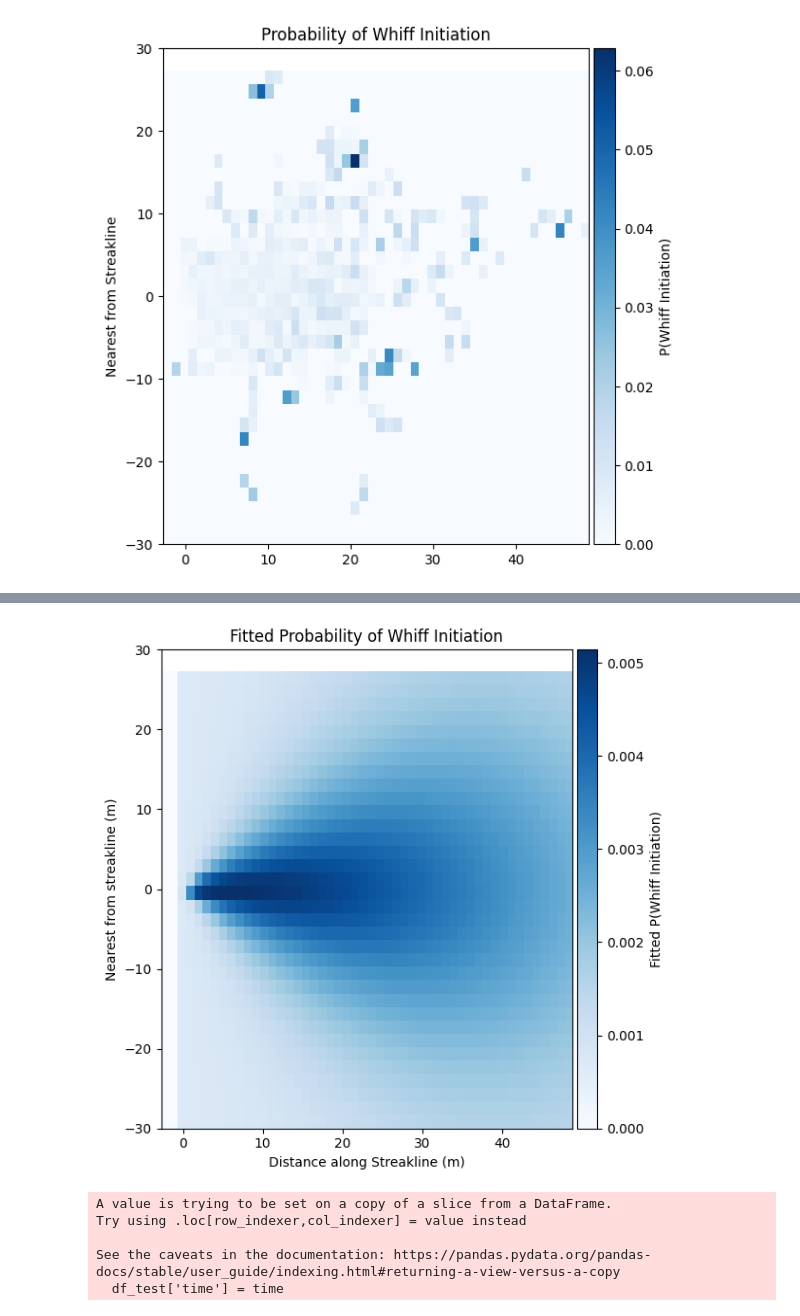
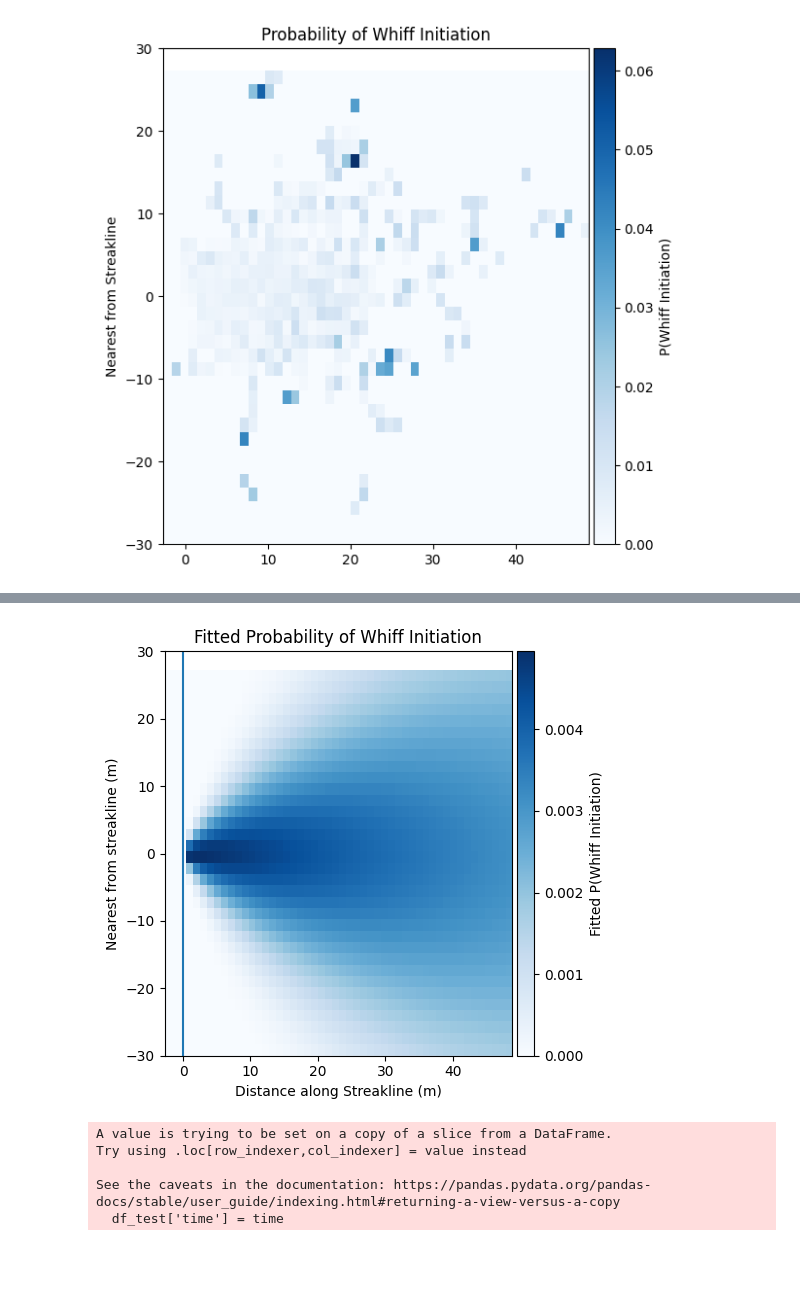
Before and after one commit to arunavanag591/COSMOS, a Jupyter notebook: mapping_lws.ipynb, the cells around one changed output, grey strips where cells are left out. Cells and saved outputs as stored; diff of their text form; code cells hidden in the pictures; blank space fills up the shorter version.

```diff
--- a/mapping_lws.ipynb
+++ b/mapping_lws.ipynb
@@ -133,17 +136,38 @@ ax1.set_ylim(-30,30)
 (-30.0, 30.0)
 [figure]
 # %%
-def directional_gaussian_plume(x, y, A, x0, y0, base_sigma_x, base_sigma_y, theta, distance_scale_factor_x,distance_scale_factor_y):
-    """Calculate a directional Gaussian plume model with dynamic spread."""
-    distance_from_source = np.sqrt((x - x0)**2 + (y - y0)**2)
-    sigma_x = base_sigma_x + distance_scale_factor_x * distance_from_source
-    sigma_y = base_sigma_y + distance_scale_factor_y * distance_from_source
+# def directional_gaussian_plume(x, y, A, x0, y0, base_sigma_y, distance_scale_factor_y, decay_factor_x):
+#     distance_x = x - x0
+#     distance_y = y - y0
+#     # distance_from_source = np.sqrt((x - x0)**2 + (y - y0)**2)
+#     # Simple sigma_y growth
+#     sigma_y = base_sigma_y + distance_scale_factor_y * np.power(np.abs(distance_x), 0.8)  # stronger growth with distance
 
-    xp = np.cos(theta) * (x - x0) - np.sin(theta) * (y - y0)
-    yp = np.sin(theta) * (x - x0) + np.cos(theta) * (y - y0)
-    plume_model = A * np.exp(-((xp)**2 / (2 * sigma_x**2)) - ((yp)**2 / (2 * sigma_y**2)))
-    plume_model[x<-0.5]=0
-    return plume_model
+#     # Basic Gaussian terms
+#     gaussian_y = np.exp(-(distance_y**2) / (2 * sigma_y**2))
+#     decay_term_x = np.exp(-decay_factor_x * distance_x)
+
+#     return A * gaussian_y * decay_term_x
+
+def directional_gaussian_plume(x, y, A, x0, y0, base_sigma_y, distance_scale_factor_y, decay_factor_x):
+    distance_x = x - x0
+    distance_y = y - y0
+
+    # Zero out negative x values
+    mask_positive_x = distance_x >= 0
+
+    # Adjust sigma_y with a smaller base value for finer resolution near y=0
+    sigma_y = base_sigma_y + distance_scale_factor_y * np.power(np.abs(distance_x), 0.8)
+
+    # Basic Gaussian terms
+    gaussian_y = np.exp(-(distance_y**2) / (2 * sigma_y**2))
+    decay_term_x = np.exp(-decay_factor_x * distance_x)
+
+    # Apply the mask to zero out negative x values
+    result = A * gaussian_y * decay_term_x
+    result = result * mask_positive_x
+
+    return result
 
 
 # Prepare bin centers (same as before)
@@ -165,31 +189,33 @@ k_obs = k_obs[valid_bins]
 n_obs = n_obs[valid_bins]
 
 
+
+# Negative log-likelihood function
 def negative_log_likelihood(params, x, y, k, n):
-    A, x0, y0, sigma_x, sigma_y, theta, distance_scale_factor_x,distance_scale_factor_y = params
-    p = directional_gaussian_plume(x, y, A, x0, y0, sigma_x, sigma_y, theta, distance_scale_factor_x,distance_scale_factor_y)
+    A, x0, y0, base_sigma_y, distance_scale_factor_y, decay_factor_x = params
+    p = directional_gaussian_plume(x, y, A, x0, y0, base_sigma_y, distance_scale_factor_y, decay_factor_x)
     epsilon = 1e-10
     p = np.clip(p, epsilon, 1 - epsilon)
     ll = k * np.log(p) + (n - k) * np.log(1 - p)
     return -np.sum(ll)
 
 
+
 # initial_params = [1.0, 0.0, 0.0, 50, 5, 0.0, 0.01, 0.1] # A, x0, y0, sigma_x, sigma_y, theta, dist_scale_x, dist_scale_y
-initial_params = [1.0, 0.0, 0.0, 30, 3, 0.0, 0.02, 0.08] # A, x0, y0, sigma_x, sigma_y, theta, dist_scale_x, dist_scale_y
+# initial_params = [1.0, 0.0, 0.0, 3, 0.02, 0.08] # A, x0, y0, sigma_x, sigma_y, theta, dist_scale_x, dist_scale_y
 
 # Bounds as discussed
 bounds = [
-    (0, 1),    # A ≥ 0
-    (0, 0), # x0 unbounded
-    (0, 0), # y0 unbounded
-    (1e-5, None), # sigma_x ≥ 1e-5
-    (1e-5, None), # sigma_y ≥ 1e-5
-    (0, np.pi),  # theta ∈ [-π, π]
-    (0,0.02),
-    (0,0.5)
+    (0, 1),            # A ≥ 0
+    (0, 0),            # x0 fixed
+    (0, 0),            # y0 fixed
+    (0.1, 0.5),        # base_sigma_y - increased range
+    (0.5, 1.2),        # distance_scale_factor_y - reduced range
+    (0.01, 0.05)    # decay_factor_x - lower values for more gradual fade-out
 ]
+initial_params = [0.4, 0.0, 0.0, 3, 0.3, 0.02]
 
-# Perform the optimization
+# Perform optimization
 result = minimize(
     negative_log_likelihood,
     initial_params,
@@ -199,14 +225,16 @@ result = minimize(
 )
 
 # Extract optimal parameters
+# Extract optimal parameters
 optimal_params = result.x
 print("Optimal Parameters:")
 print(f"A = {optimal_params[0]}")
 print(f"x0 = {optimal_params[1]}")
 print(f"y0 = {optimal_params[2]}")
-print(f"sigma_x = {optimal_params[3]}")
-print(f"sigma_y = {optimal_params[4]}")
-print(f"theta = {optimal_params[5]}")
+print(f"sigma_y = {optimal_params[3]}")
+print(f"dy = {optimal_params[4]}")
+print(f"dist x = {optimal_params[5]}")
+
 
 # Compute fitted probabilities50
 fitted_p = directional_gaussian_plume(
@@ -214,9 +242,11 @@ fitted_p = directional_gaussian_plume(
 )
 fitted_p_heatmap = fitted_p.reshape(heatmap_prob.shape)
 
+# sigma = 2.0  # Adjust this value to control smoothing strength
+# fitted_p_heatmap_smoothed = gaussian_filter(fitted_p_heatmap, sigma=sigma)
 
 # Plotting
-f,ax=plt.subplots(1,1,figsize=(6, 6))
+f,ax=plt.subplots(1,1,figsize=(5, 5))
 cax =ax.imshow(
     fitted_p_heatmap.T,
     origin='lower',
@@ -225,6 +255,7 @@ cax =ax.imshow(
 )
 
 divider = make_axes_locatable(ax)
+ax.axvline(0)
 cbar = divider.append_axes("right", size="5%", pad=0.05)
 plt.colorbar(cax, cax=cbar, label='Fitted P(Whiff Initiation)')
 ax.set_xlabel('Distance along Streakline (m)')
@@ -243 +274 @@ theta = 0.0
-[figure, old version]
+[figure, new version]
```
Also changed, not shown: parts of 28 cells of this notebook, 5 other files.
